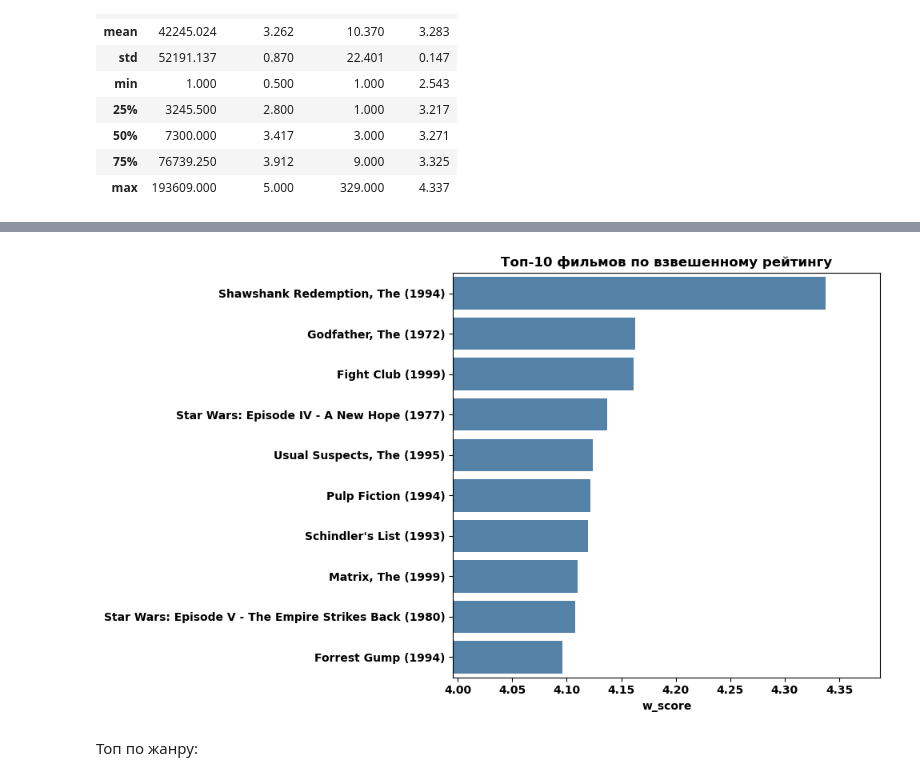
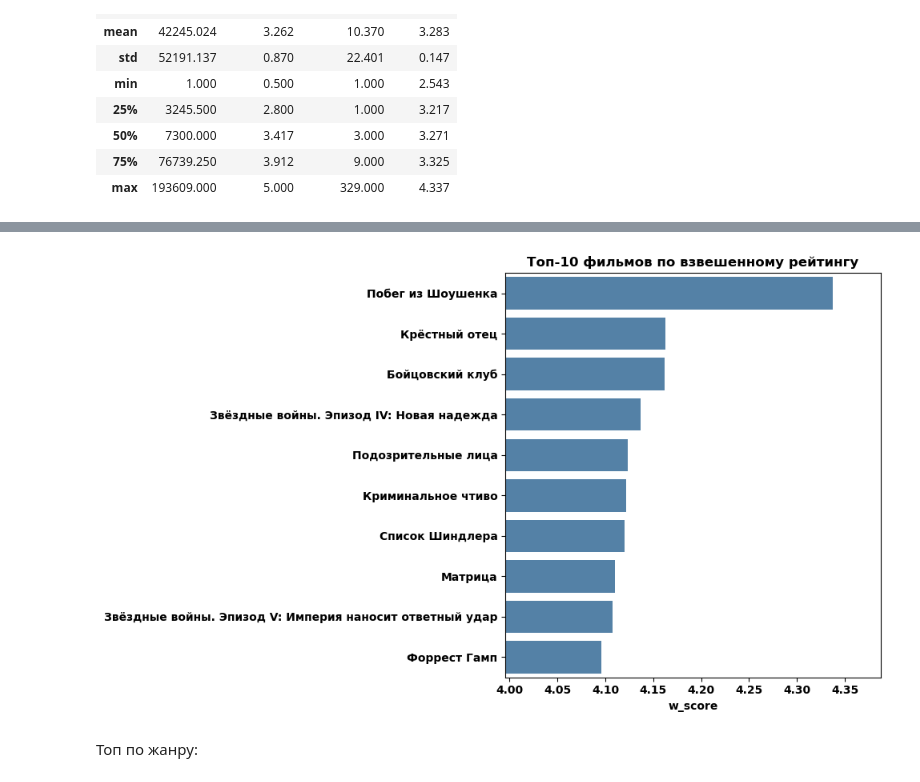
Before and after one commit to Arkturiuso/OPBD_object_area_description, a Jupyter notebook: film_project/film-recommendation-system.ipynb, the cells around one changed output, grey strips where cells are left out. Cells and saved outputs as stored; diff of their text form; code cells hidden in the pictures.

Commit message:
add russian localization, poster proxy and notebook improvements

```diff
--- a/film_project/film-recommendation-system.ipynb
+++ b/film_project/film-recommendation-system.ipynb
@@ -133,12 +144,9 @@ df.head()
 # %% [markdown]
 ### Знакомство с данными
 # %%
-import matplotlib
-import matplotlib.pyplot as plt
-import seaborn as sns
-
-matplotlib.rcParams["font.family"] = "sans-serif"
-matplotlib.rcParams["font.sans-serif"] = ["DejaVu Sans"]
+# Кириллица в подписях графиков
+plt.rcParams["font.family"] = "sans-serif"
+plt.rcParams["font.sans-serif"] = ["DejaVu Sans"]
 
 fig, ax = plt.subplots(1, 3, figsize=(17, 4))
 
@@ -181,21 +190,44 @@ $$WR = \frac{v}{v+m}\cdot R + \frac{m}{v+m}\cdot C$$
 # %%
+# Средний балл и число оценок по каждому фильму
 movie_stats = (df.groupby("movieId")
                  .agg(avg_rating=("rating", "mean"), count_rating=("rating", "count"))
                  .reset_index())
 
+# m - порог доверия, C - средний рейтинг по всем фильмам
 v = movie_stats["count_rating"]
 R = movie_stats["avg_rating"]
 m = v.quantile(0.90)
 C = R.mean()
+# Формула IMDb: мало оценок - балл ближе к среднему C
 movie_stats["w_score"] = (v * R + m * C) / (v + m)
 print(f"m (порог доверия) = {m:.0f},  C (средний рейтинг) = {C:.3f}")
 
-catalog = (movies.merge(photo[["movieId", "poster_url"]], on="movieId", how="left")
+# Подключаем русские названия и описания из movies_ru.csv
+ru_path = os.path.join(DATA_DIR, "movies_ru.csv")
+if os.path.exists(ru_path):
+    movies = movies.merge(pd.read_csv(ru_path), on="movieId", how="left")
+else:
+    movies["title_ru"] = movies["title"]
+    movies["overview_ru"] = ""
+
+# Если русского названия нет - оставляем оригинальное
+movies["title_ru"] = movies["title_ru"].fillna("").astype(str)
+empty = movies["title_ru"].str.strip() == ""
+movies.loc[empty, "title_ru"] = movies.loc[empty, "title"]
+movies["overview_ru"] = movies["overview_ru"].fillna("")
+movies["genres_ru"] = movies["genres"].fillna("").apply(genre_ru)
+
+# Собираем каталог: фильмы, постеры, описания, рейтинги
+catalog = (movies.merge(photo[["movieId", "poster_url", "overview"]], on="movieId", how="left")
                  .merge(movie_stats, on="movieId", how="left"))
 catalog["poster_url"] = catalog["poster_url"].fillna("")
+catalog["overview"] = catalog["overview"].fillna("")
 catalog["count_rating"] = catalog["count_rating"].fillna(0).astype(int)
+catalog["avg_rating"] = catalog["avg_rating"].fillna(0.0)
+catalog["w_score"] = catalog["w_score"].fillna(0.0)
 catalog = catalog.set_index("movieId", drop=False)
 
+# Смотрим средние, разброс и максимум
 movie_stats.describe()
 # %% [output]
 m (порог доверия) = 27,  C (средний рейтинг) = 3.262
@@ -210,12 +242,17 @@ m (порог доверия) = 27,  C (средний рейтинг) = 3.262
 | max | 193609.000 | 5.000 | 329.000 | 4.337 |
 # %%
 def popular_movies(n=10, genre=None, min_votes=0):
-    """Топ-N популярных фильмов по взвешенному рейтингу (можно по жанру)."""
+    """Топ-N по взвешенному рейтингу; genre - английский ключ, например 'Comedy'."""
+    # Убираем фильмы с малым числом оценок
     d = catalog[catalog.count_rating > min_votes]
+    # Фильтр по жанру
     if genre:
         d = d[d.genres.str.split("|").apply(lambda g: genre in g)]
-    cols = ["movieId", "title", "genres", "avg_rating", "count_rating", "w_score", "poster_url"]
+    cols = ["movieId", "title_ru", "title", "year", "genres_ru",
+            "avg_rating", "count_rating", "w_score", "poster_url"]
+    # Сортируем по w_score и берём top-n
     return d.sort_values("w_score", ascending=False).head(n)[cols].reset_index(drop=True)
+
 
 top10 = popular_movies(10)
 top10
@@ -234,14 +271,14 @@ top10
 # %%
 plt.figure(figsize=(10, 6))
-sns.barplot(x="w_score", y="title", data=top10, color="steelblue")
+sns.barplot(x="w_score", y="title_ru", data=top10, color="steelblue")
 plt.xlim(top10.w_score.min() - 0.1, top10.w_score.max() + 0.05)
 plt.title("Топ-10 фильмов по взвешенному рейтингу")
 plt.xlabel("w_score")
 plt.ylabel("")
 plt.tight_layout()
 plt.show()
 # %% [output]
-[figure, old version]
+[figure, new version]
 # %% [markdown]
 Топ по жанру:
 # %%
```
Also changed, not shown: parts of 49 cells of this notebook, 10 other files.
